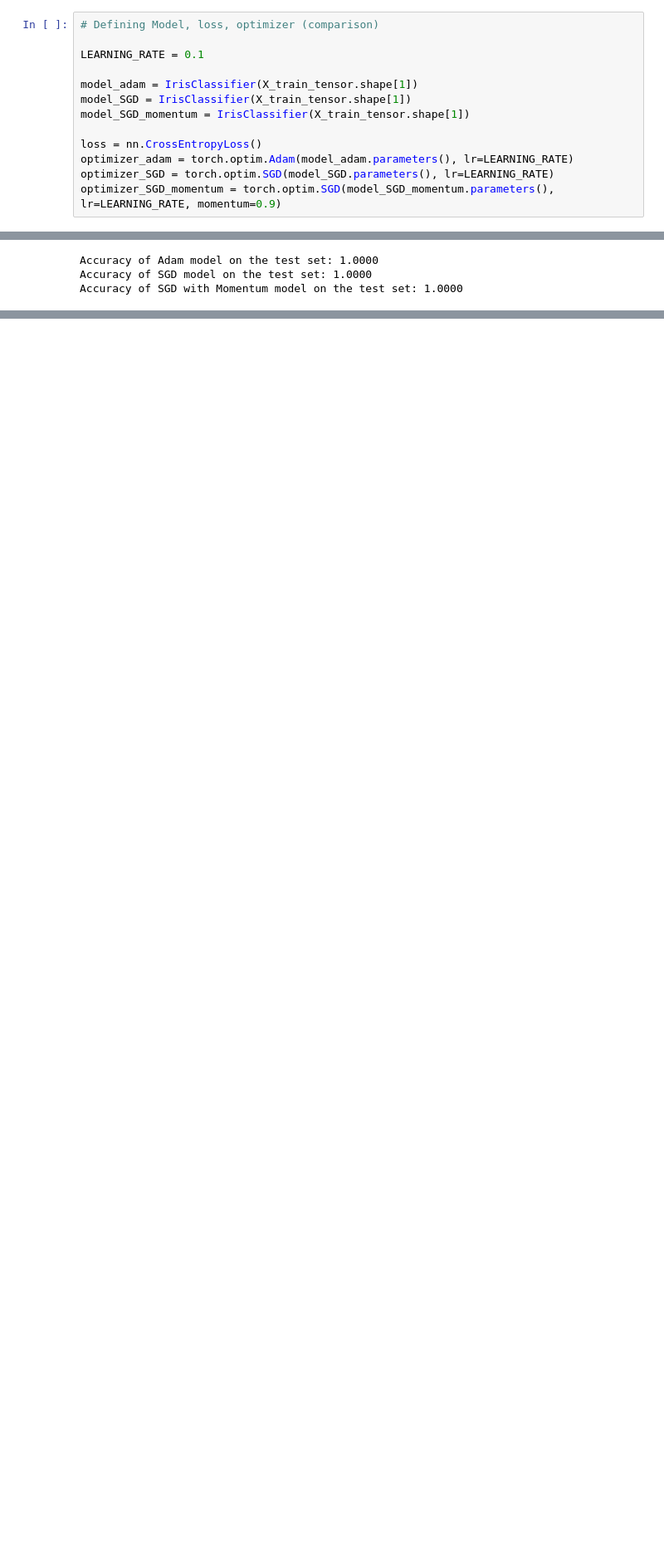
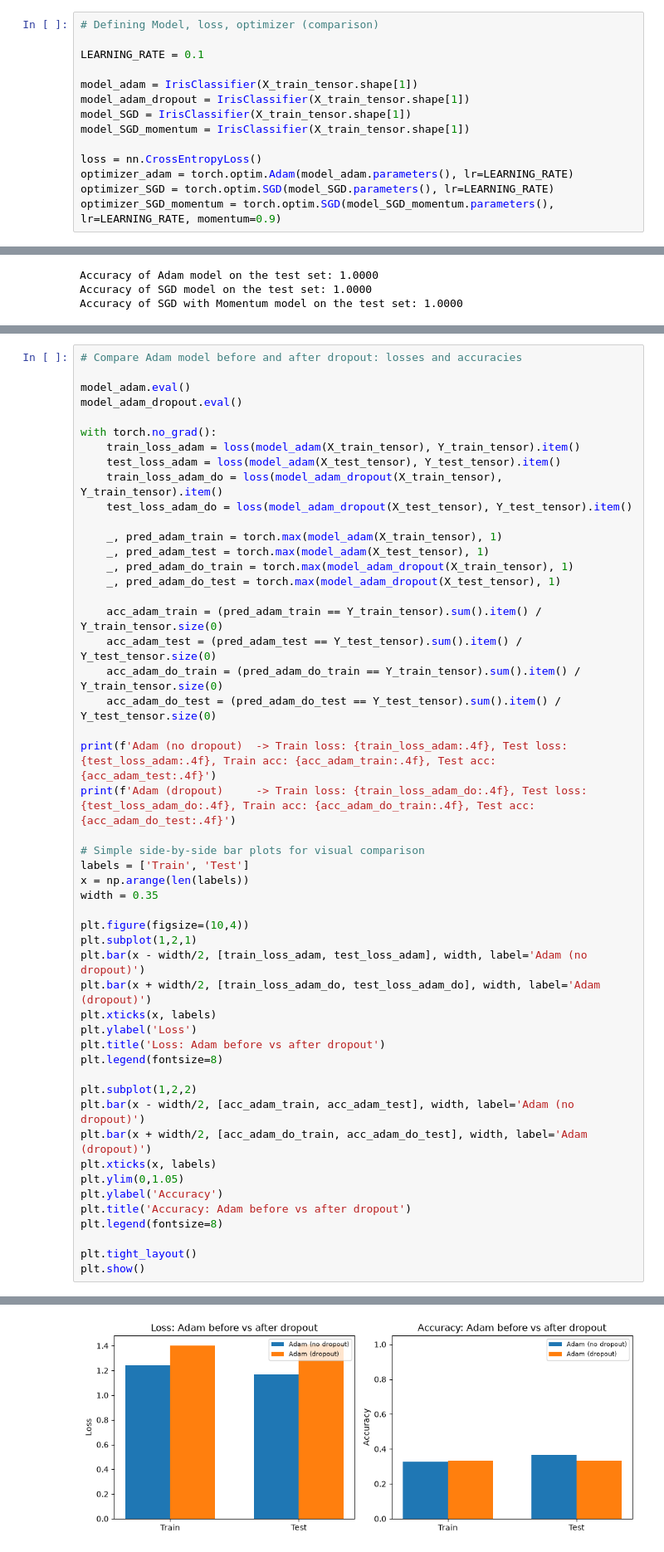
Before and after one commit to CodexAarogya/Fusemachines-Assignments, a Jupyter notebook: NeuralNetwork/NN_Foundations.ipynb, the cells around one changed output, grey strips where cells are left out. Shown at 83% size. Cells and saved outputs as stored; diff of their text form; blank space fills up the shorter version.

```diff
--- a/NeuralNetwork/NN_Foundations.ipynb
+++ b/NeuralNetwork/NN_Foundations.ipynb
@@ -89,6 +89,7 @@ class IrisClassifier(nn.Module):
 LEARNING_RATE = 0.1
 
 model_adam = IrisClassifier(X_train_tensor.shape[1])
+model_adam_dropout = IrisClassifier(X_train_tensor.shape[1])
 model_SGD = IrisClassifier(X_train_tensor.shape[1])
 model_SGD_momentum = IrisClassifier(X_train_tensor.shape[1])
 
@@ -277,0 +359,51 @@ Estimated Total Size (MB): 0.00
+# %%
+# Compare Adam model before and after dropout: losses and accuracies
+
+model_adam.eval()
+model_adam_dropout.eval()
+
+with torch.no_grad():
+    train_loss_adam = loss(model_adam(X_train_tensor), Y_train_tensor).item()
+    test_loss_adam = loss(model_adam(X_test_tensor), Y_test_tensor).item()
+    train_loss_adam_do = loss(model_adam_dropout(X_train_tensor), Y_train_tensor).item()
+    test_loss_adam_do = loss(model_adam_dropout(X_test_tensor), Y_test_tensor).item()
+
+    _, pred_adam_train = torch.max(model_adam(X_train_tensor), 1)
+    _, pred_adam_test = torch.max(model_adam(X_test_tensor), 1)
+    _, pred_adam_do_train = torch.max(model_adam_dropout(X_train_tensor), 1)
+    _, pred_adam_do_test = torch.max(model_adam_dropout(X_test_tensor), 1)
+
+    acc_adam_train = (pred_adam_train == Y_train_tensor).sum().item() / Y_train_tensor.size(0)
+    acc_adam_test = (pred_adam_test == Y_test_tensor).sum().item() / Y_test_tensor.size(0)
+    acc_adam_do_train = (pred_adam_do_train == Y_train_tensor).sum().item() / Y_train_tensor.size(0)
+    acc_adam_do_test = (pred_adam_do_test == Y_test_tensor).sum().item() / Y_test_tensor.size(0)
+
+print(f'Adam (no dropout)  -> Train loss: {train_loss_adam:.4f}, Test loss: {test_loss_adam:.4f}, Train acc: {acc_adam_train:.4f}, Test acc: {acc_adam_test:.4f}')
+print(f'Adam (dropout)     -> Train loss: {train_loss_adam_do:.4f}, Test loss: {test_loss_adam_do:.4f}, Train acc: {acc_adam_do_train:.4f}, Test acc: {acc_adam_do_test:.4f}')
+
+# Simple side-by-side bar plots for visual comparison
+labels = ['Train', 'Test']
+x = np.arange(len(labels))
+width = 0.35
+
+plt.figure(figsize=(10,4))
+plt.subplot(1,2,1)
+plt.bar(x - width/2, [train_loss_adam, test_loss_adam], width, label='Adam (no dropout)')
+plt.bar(x + width/2, [train_loss_adam_do, test_loss_adam_do], width, label='Adam (dropout)')
+plt.xticks(x, labels)
+plt.ylabel('Loss')
+plt.title('Loss: Adam before vs after dropout')
+plt.legend(fontsize=8)
+
+plt.subplot(1,2,2)
+plt.bar(x - width/2, [acc_adam_train, acc_adam_test], width, label='Adam (no dropout)')
+plt.bar(x + width/2, [acc_adam_do_train, acc_adam_do_test], width, label='Adam (dropout)')
+plt.xticks(x, labels)
+plt.ylim(0,1.05)
+plt.ylabel('Accuracy')
+plt.title('Accuracy: Adam before vs after dropout')
+plt.legend(fontsize=8)
+
+plt.tight_layout()
+plt.show()
+# %% [output]
@@ -277,0 +412 @@ Estimated Total Size (MB): 0.00
+[figure, added]
```
Also changed, not shown: parts of 17 cells of this notebook.
